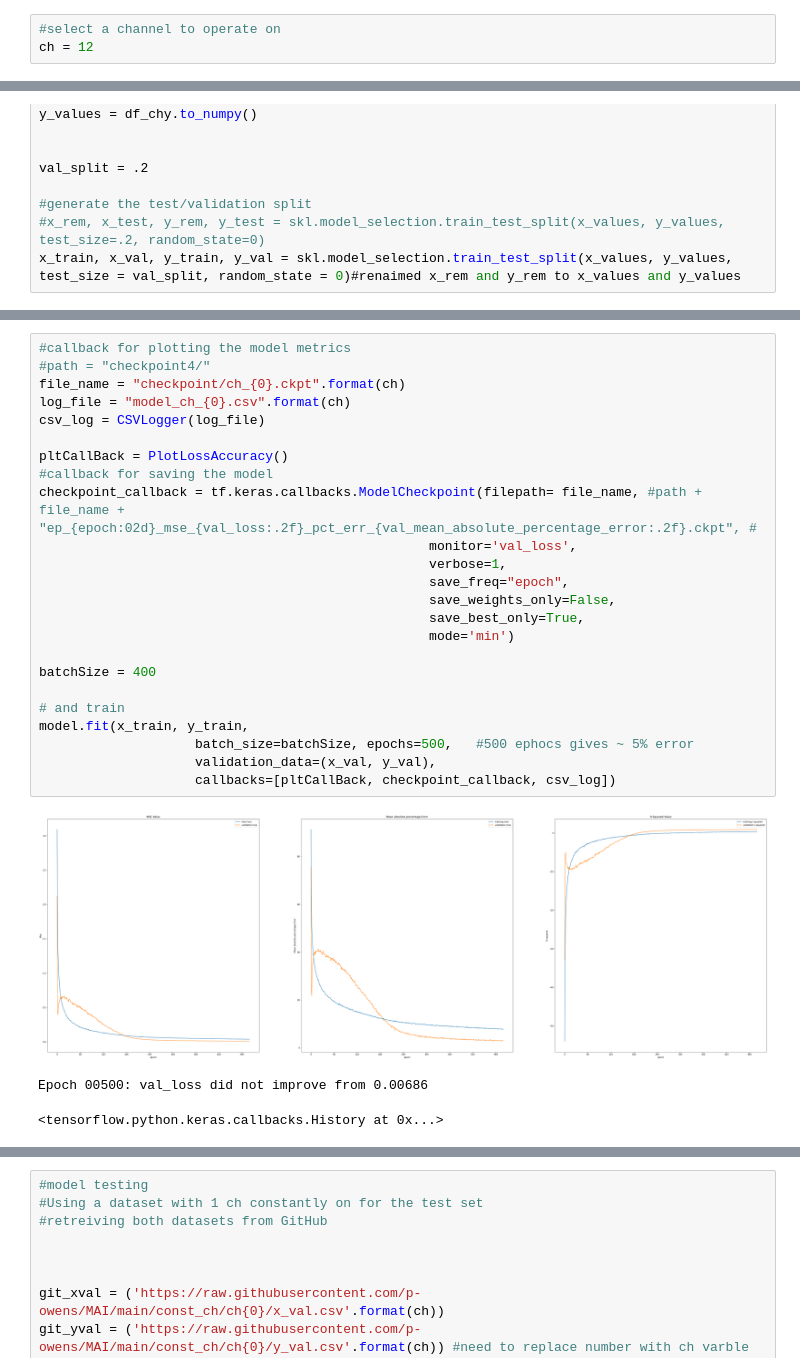
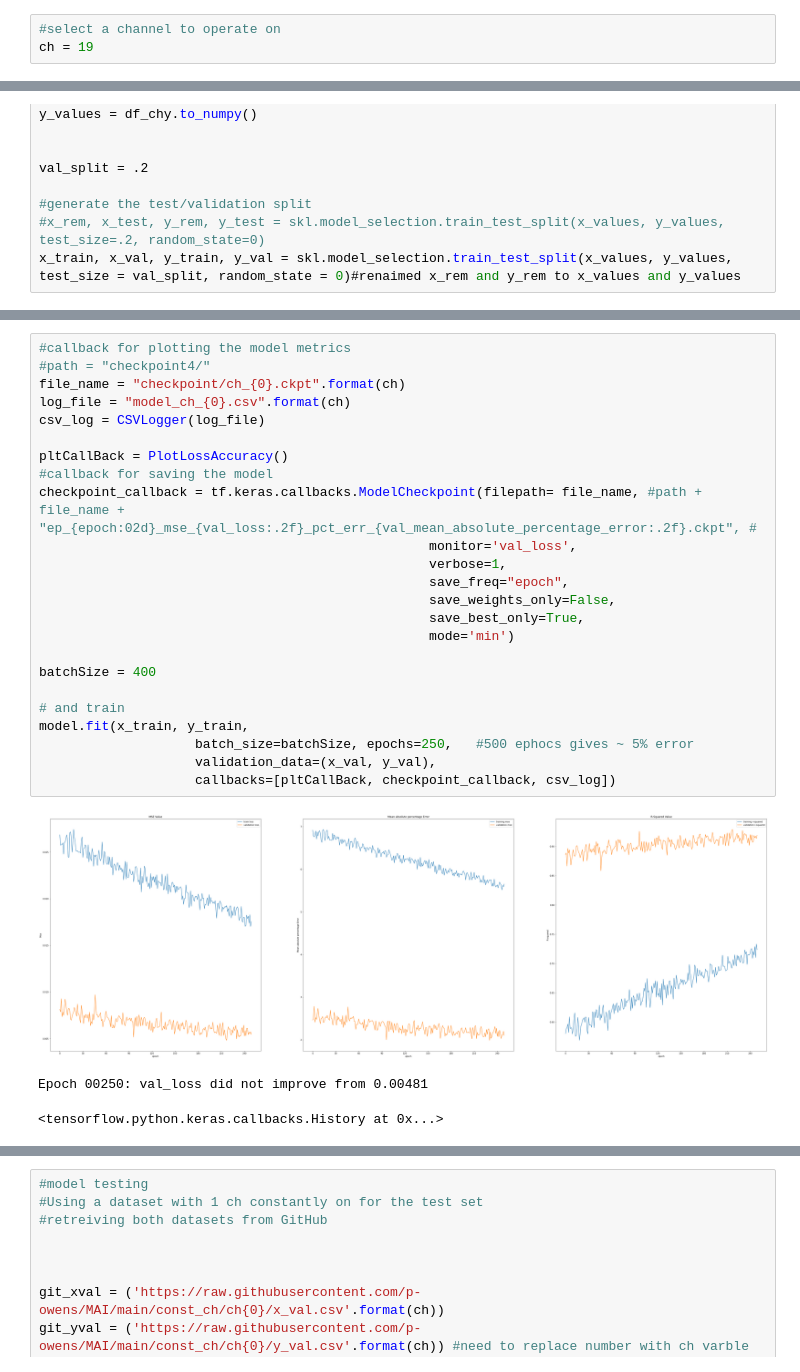
Before and after one commit to p-owens/MAI, a Jupyter notebook: single_ch_model.ipynb, the cells around one changed output, grey strips where cells are left out. Saved outputs shown, nothing was run; the diff lists cells and outputs as text.

```diff
--- a/single_ch_model.ipynb
+++ b/single_ch_model.ipynb
@@ -2,7 +2,7 @@
 Notebook used to train models
 # %%
 #select a channel to operate on
-ch = 12
+ch = 19
 # %%
 #allow file access
 from google.colab import files
@@ -231,30 +231,30 @@ _________________________________________________________________
 # %%
 #callback for plotting the model metrics
 #path = "checkpoint4/"
 file_name = "checkpoint/ch_{0}.ckpt".format(ch)
 log_file = "model_ch_{0}.csv".format(ch)
 csv_log = CSVLogger(log_file)
 
 pltCallBack = PlotLossAccuracy()
 #callback for saving the model
 checkpoint_callback = tf.keras.callbacks.ModelCheckpoint(filepath= file_name, #path + file_name + "ep_{epoch:02d}_mse_{val_loss:.2f}_pct_err_{val_mean_absolute_percentage_error:.2f}.ckpt", #
                                                   monitor='val_loss',
                                                   verbose=1,
                                                   save_freq="epoch",
                                                   save_weights_only=False,
                                                   save_best_only=True,
                                                   mode='min')
 
 batchSize = 400
 
 # and train
 model.fit(x_train, y_train,
-                    batch_size=batchSize, epochs=500,   #500 ephocs gives ~ 5% error
+                    batch_size=batchSize, epochs=250,   #500 ephocs gives ~ 5% error
                     validation_data=(x_val, y_val),
                     callbacks=[pltCallBack, checkpoint_callback, csv_log])
 # %% [output]
-[figure, old version]
+[figure, new version]
-Epoch 00500: val_loss did not improve from 0.00686
+Epoch 00250: val_loss did not improve from 0.00481
 <tensorflow.python.keras.callbacks.History at 0x...>
 # %%
 #print the logfile of the model training data
```
Also changed, not shown: parts of 7 cells of this notebook, 3 other files.
